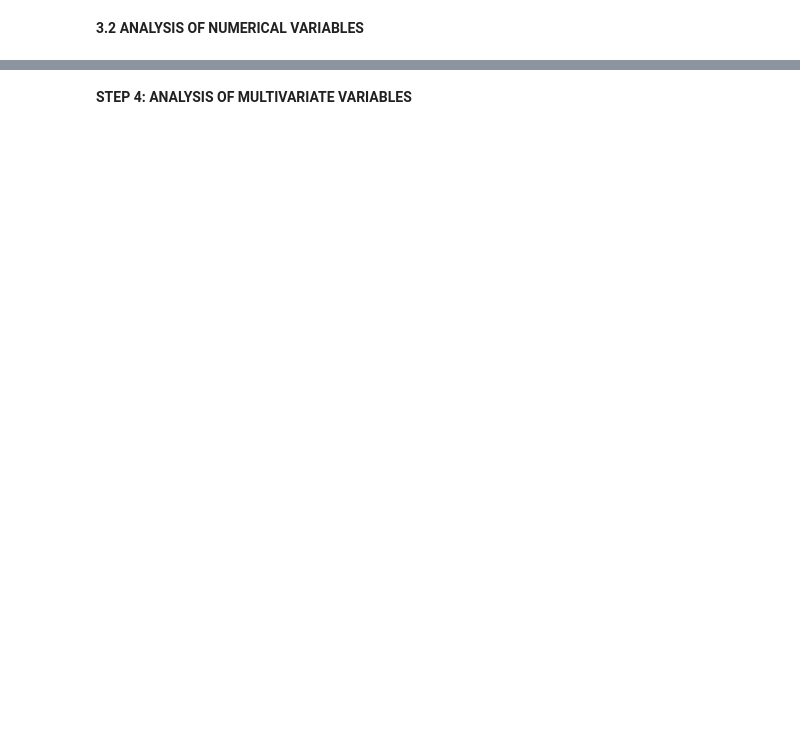
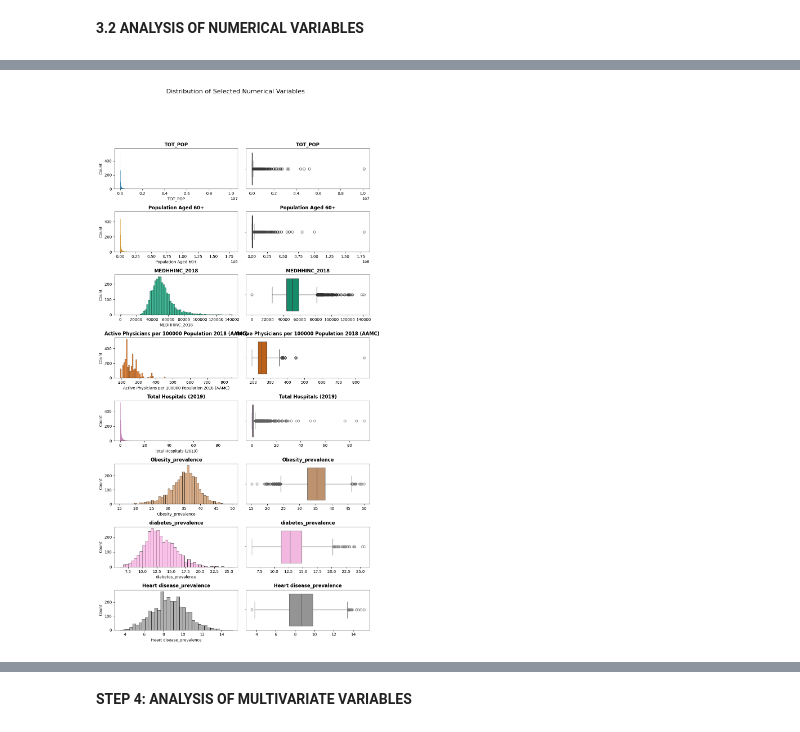
Before and after one commit to RitaViegas/RitaViegas---Project-Regularized-Linear.-Reg.----main, a Jupyter notebook: src/explore.ipynb, the cells around one changed output, grey strips where cells are left out. Drawn from its saved outputs; the diff is of its cells as text; code cells hidden in the pictures; blank space fills up the shorter version.

```diff
--- a/src/explore.ipynb
+++ b/src/explore.ipynb
@@ -219,12 +219,15 @@ To simplify and focus our analysis on the relationship between sociodemographic
 irrelevant_columns = [
     'fips', 'STATE_FIPS', 'R_INTERNATIONAL_MIG_2018', 'R_DOMESTIC_MIG_2018',
     'R_NET_MIG_2018', 'N_POP_CHG_2018', 'CI90LBINC_2018', 'CI90UBINC_2018',
-    'Urban_rural_code', '0-9', '19-Oct', '20-29', '30-39', '40-49', '50-59',
-    '60-69', '70-79', '80+', '0-9 y/o % of total pop', '10-19 y/o % of total pop',
+    'Urban_rural_code', '0-9 y/o % of total pop', '10-19 y/o % of total pop',
     '20-29 y/o % of total pop', '30-39 y/o % of total pop', '40-49 y/o % of total pop',
     '50-59 y/o % of total pop', '60-69 y/o % of total pop', '70-79 y/o % of total pop',
-    '80+ y/o % of total pop', 'Med_HH_Income_Percent_of_State_Total_2018',
-    'GQ_ESTIMATES_2018'
+    '80+ y/o % of total pop', 'Med_HH_Income_Percent_of_State_Total_2018','GQ_ESTIMATES_2018',
+    'Percent of adults with less than a high school diploma 2014-18', "Percent of adults with a high school diploma only 2014-18", "Percent of adults completing some college or associate's degree 2014-18", "Percent of adults with a bachelor's degree or higher 2014-18" ,'Heart disease_Lower 95% CI', 'Heart disease_Upper 95% CI', 'Heart disease_number',
+    'Obesity_Lower 95% CI', 'Obesity_Upper 95% CI', 'Obesity_number',
+    'COPD_Lower 95% CI', 'COPD_Upper 95% CI', 'COPD_number',
+    'diabetes_Lower 95% CI', 'diabetes_Upper 95% CI', 'diabetes_number',
+    'CKD_Lower 95% CI', 'CKD_Upper 95% CI', 'CKD_number'
 ]
 
 
@@ -326,0 +395,67 @@ plt.show()
+# %%
+# List of variables chosen for analysis
+selected_variables = [
+    'TOT_POP',
+    'Population Aged 60+',
+    'MEDHHINC_2018',
+    'Active Physicians per 100000 Population 2018 (AAMC)',
+    'Total Hospitals (2019)',
+    'Obesity_prevalence',
+    'diabetes_prevalence',
+    'Heart disease_prevalence'
+]
+
+# Filter the DataFrame to contain only the selected variables
+df_numerical = df[selected_variables]
+
+def plot_numerical_variables(df_numerical, hue=None):
+    """
+    Plots histograms and boxplots for all numeric variables in `df_numerical`
+    using a 2-column layout with a fixed color palette for visual consistency.
+
+    Parameters:
+    - df_numerical: DataFrame containing only the numerical columns to analyze.
+    - hue: Column name for hue (optional). If provided, it must exist in `df_numerical`.
+    """
+    # Get all numerical columns from `df_numerical`
+    numerical_columns = df_numerical.columns.tolist()
+
+    # Calculate the required number of rows
+    num_vars = len(numerical_columns)
+    num_rows = (num_vars + 1) // 2  # Divided by 2 columns, rounding up
+
+    # Set up the layout of subplots
+    fig, axes = plt.subplots(num_rows * 2, 2, figsize=(10, num_rows * 5))
+    plt.suptitle('Distribution of Selected Numerical Variables', fontsize=16, y=1.02)
+
+    # Flatten the axes array for easier iteration
+    axes = axes.flatten()
+
+    # Define a fixed color palette
+    palette = sns.color_palette("colorblind", num_vars)
+
+    # Loop to create histograms and boxplots for each numerical variable
+    for i, col in enumerate(numerical_columns):
+        color = palette[i % len(palette)]  # Ensures the color index stays within the palette length
+
+        # Histogram with or without hue
+        sns.histplot(ax=axes[i * 2], data=df_numerical, x=col, hue=hue if hue in df_numerical.columns else None, color=color)
+        axes[i * 2].set_title(col, fontweight='bold')  # Set the title in bold for the histogram
+
+        # Boxplot (without hue)
+        sns.boxplot(ax=axes[i * 2 + 1], data=df_numerical, x=col, color=color)
+        axes[i * 2 + 1].set_title(col, fontweight='bold')  # Set the title in bold for the boxplot
+        axes[i * 2 + 1].set(xlabel=None)  # Remove x label from boxplot for consistency
+
+    # Remove extra axes if there is an odd number of variables
+    for j in range(i * 2 + 2, len(axes)):
+        fig.delaxes(axes[j])
+
+    # Adjust the layout to avoid overlapping
+    plt.tight_layout(rect=[0, 0.03, 1, 0.95])
+    plt.show()
+
+
+plot_numerical_variables(df_numerical)
+# %% [output]
+[figure, added]
```
Also changed, not shown: parts of 23 cells of this notebook, 2 other files.
